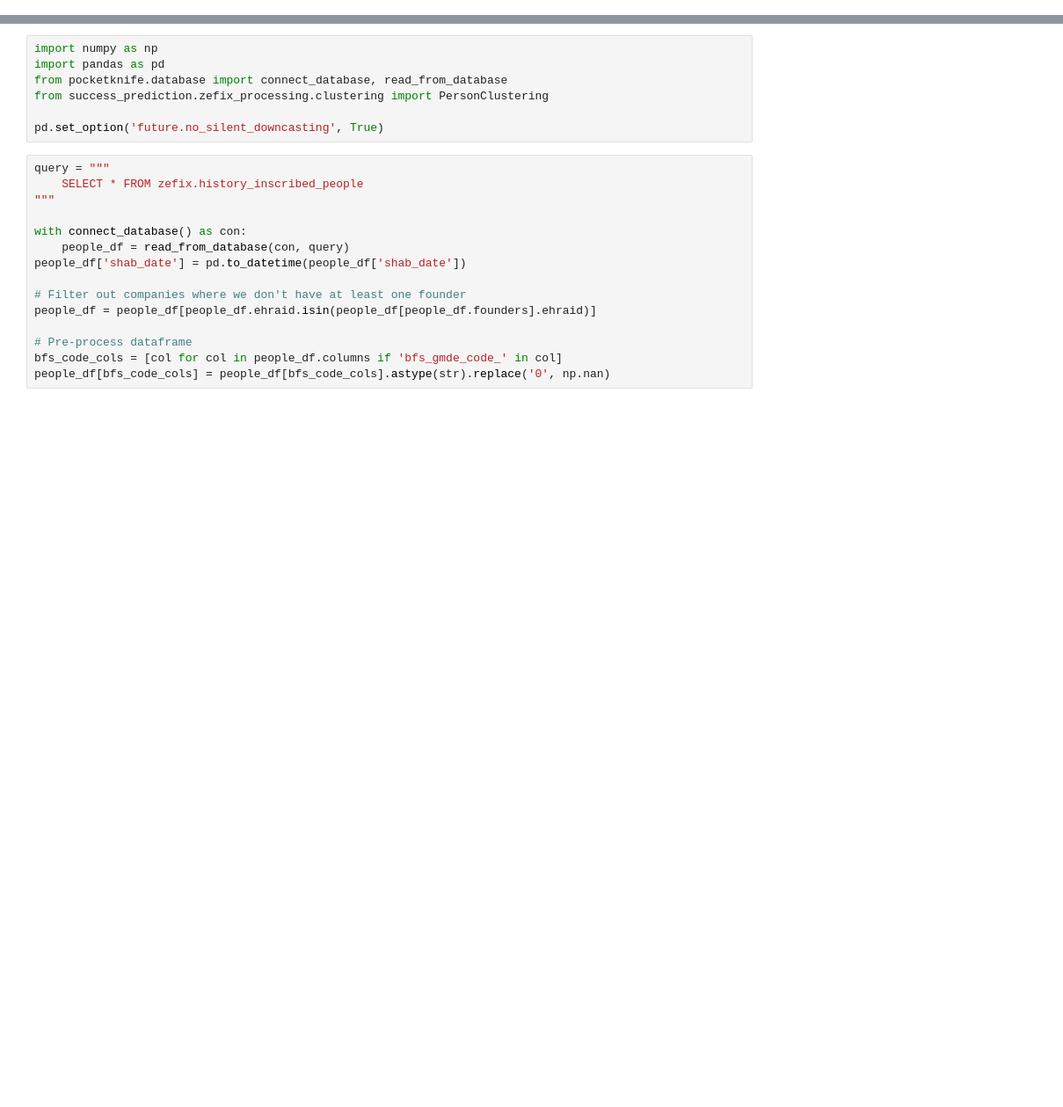
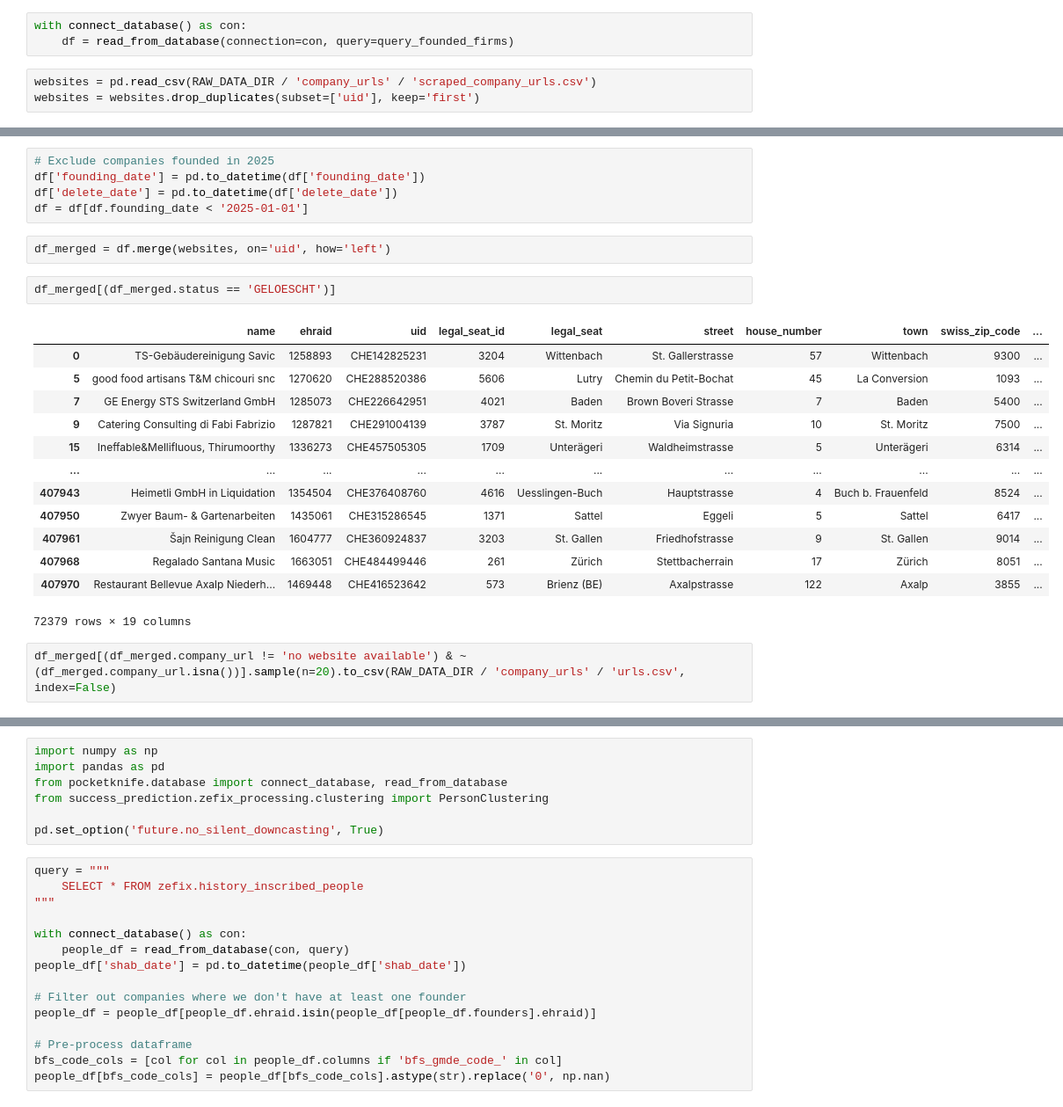
Before and after one commit to MaBlock7/company_success_prediction, a Jupyter notebook: success_prediction/zefix_feature_engineering.ipynb, the cells around one changed output, grey strips where cells are left out. Shown: that part at 88% size. Drawn from its saved outputs; the diff is of its cells as text; blank space fills up the shorter version.

```diff
--- a/success_prediction/zefix_feature_engineering.ipynb
+++ b/success_prediction/zefix_feature_engineering.ipynb
@@ -0,0 +75,6 @@
+# %%
+with connect_database() as con:
+    df = read_from_database(connection=con, query=query_founded_firms)
+# %%
+websites = pd.read_csv(RAW_DATA_DIR / 'company_urls' / 'scraped_company_urls.csv')
+websites = websites.drop_duplicates(subset=['uid'], keep='first')
@@ -0,0 +97,25 @@
+# %%
+# Exclude companies founded in 2025
+df['founding_date'] = pd.to_datetime(df['founding_date'])
+df['delete_date'] = pd.to_datetime(df['delete_date'])
+df = df[df.founding_date < '2025-01-01']
+# %%
+df_merged = df.merge(websites, on='uid', how='left')
+# %%
+df_merged[(df_merged.status == 'GELOESCHT')]
+# %% [output]
+|  | name | ehraid | uid | legal_seat_id | legal_seat | street | house_number | town | swiss_zip_code | ... |
+| 0 | TS-Gebäudereinigung Savic | 1258893 | CHE142825231 | 3204 | Wittenbach | St. Gallerstrasse | 57 | Wittenbach | 9300 | ... |
+| 5 | good food artisans T&M chicouri snc | 1270620 | CHE288520386 | 5606 | Lutry | Chemin du Petit-Bochat | 45 | La Conversion | 1093 | ... |
+| 7 | GE Energy STS Switzerland GmbH | 1285073 | CHE226642951 | 4021 | Baden | Brown Boveri Strasse | 7 | Baden | 5400 | ... |
+| 9 | Catering Consulting di Fabi Fabrizio | 1287821 | CHE291004139 | 3787 | St. Moritz | Via Signuria | 10 | St. Moritz | 7500 | ... |
+| 15 | Ineffable&Mellifluous, Thirumoorthy | 1336273 | CHE457505305 | 1709 | Unterägeri | Waldheimstrasse | 5 | Unterägeri | 6314 | ... |
+| ... | ... | ... | ... | ... | ... | ... | ... | ... | ... | ... |
+| 407943 | Heimetli GmbH in Liquidation | 1354504 | CHE376408760 | 4616 | Uesslingen-Buch | Hauptstrasse | 4 | Buch b. Frauenfeld | 8524 | ... |
+| 407950 | Zwyer Baum- & Gartenarbeiten | 1435061 | CHE315286545 | 1371 | Sattel | Eggeli | 5 | Sattel | 6417 | ... |
+| 407961 | Šajn Reinigung Clean | 1604777 | CHE360924837 | 3203 | St. Gallen | Friedhofstrasse | 9 | St. Gallen | 9014 | ... |
+| 407968 | Regalado Santana Music | 1663051 | CHE484499446 | 261 | Zürich | Stettbacherrain | 17 | Zürich | 8051 | ... |
+| 407970 | Restaurant Bellevue Axalp Niederh... | 1469448 | CHE416523642 | 573 | Brienz (BE) | Axalpstrasse | 122 | Axalp | 3855 | ... |
+72379 rows × 19 columns
+# %%
+df_merged[(df_merged.company_url != 'no website available') & ~(df_merged.company_url.isna())].sample(n=20).to_csv(RAW_DATA_DIR / 'company_urls' / 'urls.csv', index=False)
```
Also changed, not shown: parts of 7 cells of this notebook, 3 other files.
